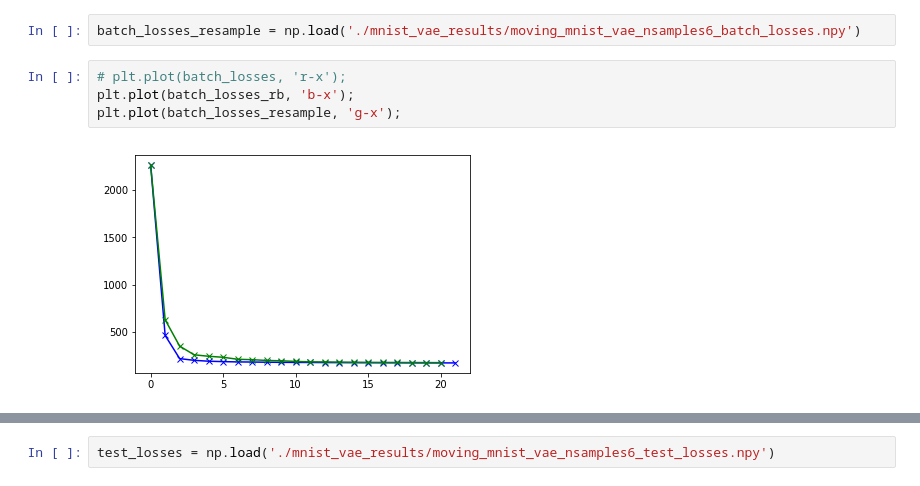
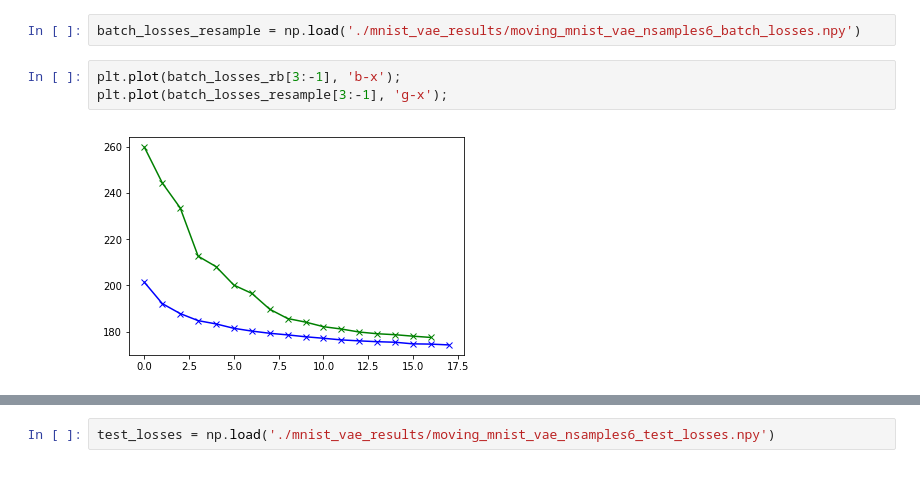
Before and after one commit to Runjing-Liu120/RaoBlackwellizedSGD, a Jupyter notebook: experiments/moving_mnist/MovingMnist_results.ipynb, the cells around one changed output, grey strips where cells are left out. Drawn from its saved outputs; the diff is of its cells as text.

```diff
--- a/experiments/moving_mnist/MovingMnist_results.ipynb
+++ b/experiments/moving_mnist/MovingMnist_results.ipynb
@@ -182,11 +180,10 @@ batch_losses_rb = np.load('./mnist_vae_results/moving_mnist_vae_topk5_batch_loss
 # %%
 batch_losses_resample = np.load('./mnist_vae_results/moving_mnist_vae_nsamples6_batch_losses.npy')
 # %%
-# plt.plot(batch_losses, 'r-x');
-plt.plot(batch_losses_rb, 'b-x');
-plt.plot(batch_losses_resample, 'g-x');
+plt.plot(batch_losses_rb[3:-1], 'b-x');
+plt.plot(batch_losses_resample[3:-1], 'g-x');
 # %% [output]
-[figure, old version]
+[figure, new version]
 # %%
 batch_losses_resample
 # %% [output]
```
Also changed, not shown: parts of 6 cells of this notebook, 3 other files.
